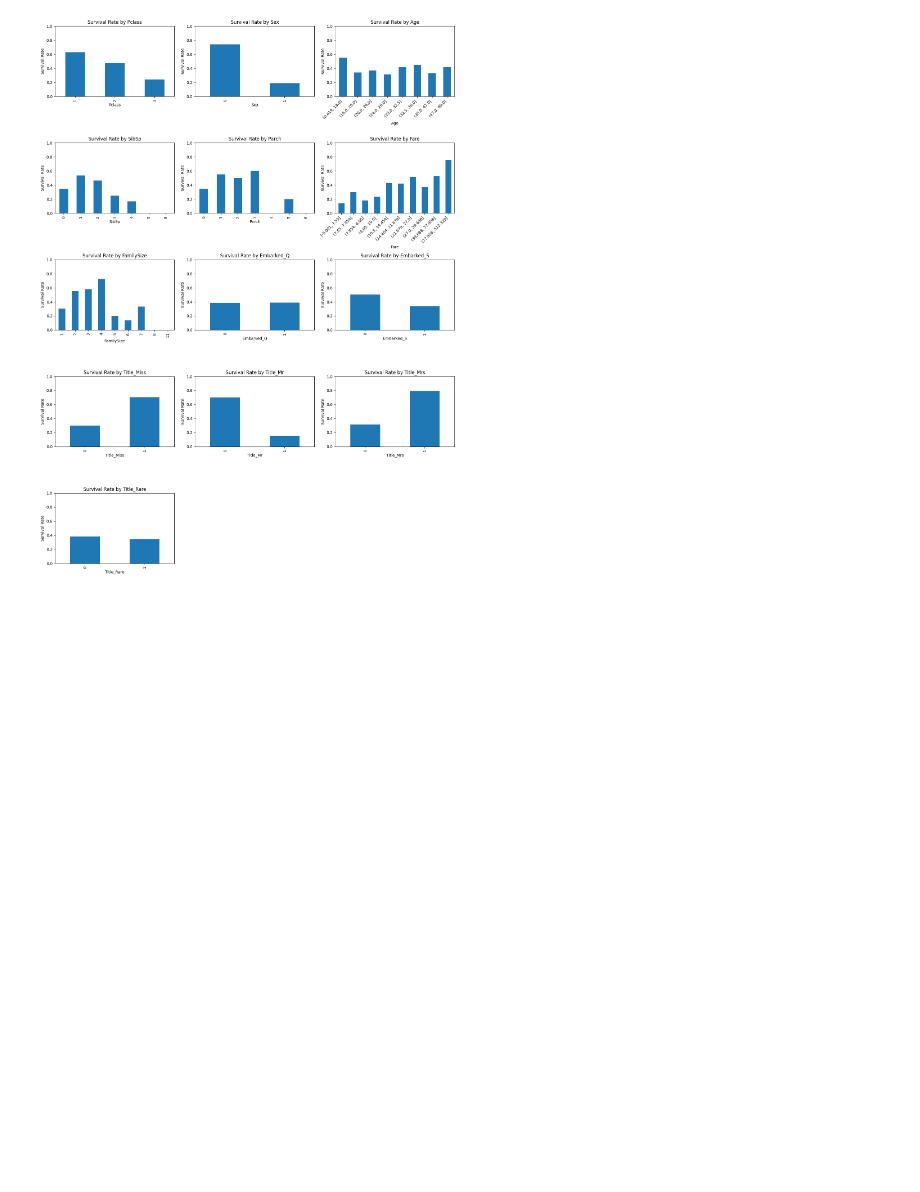
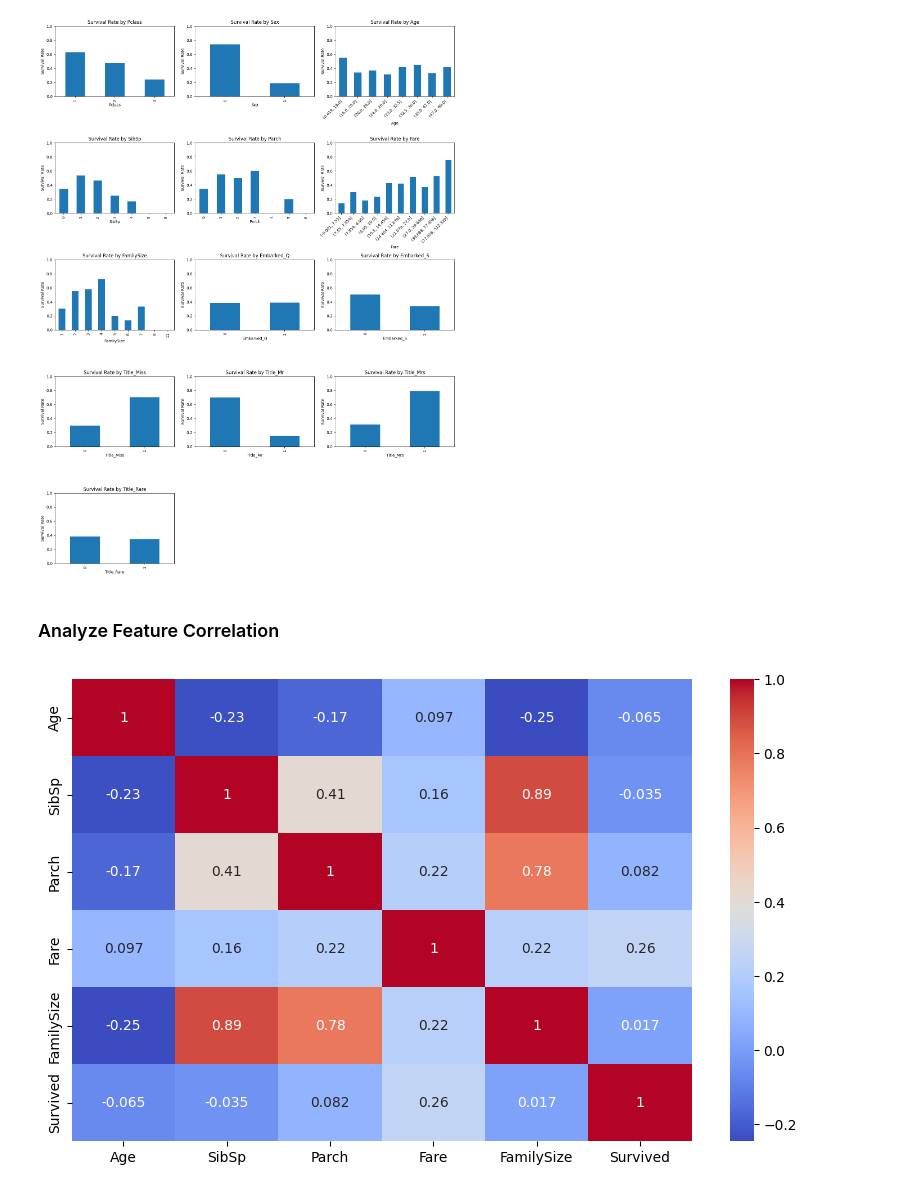
Before and after one commit to dan2017558/Kaggle-Titanic-Competition, a Jupyter notebook: notebooks/EDA.ipynb, the cells around one changed output. Saved outputs shown, nothing was run; the diff lists cells and outputs as text; code cells hidden in the pictures; blank space fills up the shorter version.

Commit message:
chore(eda): add correlation heatmap for numeric features

```diff
--- a/notebooks/EDA.ipynb
+++ b/notebooks/EDA.ipynb
@@ -145,3 +146,12 @@ plt.tight_layout()
 plt.show()
 # %% [output]
 [figure]
+# %% [markdown]
+### Analyze Feature Correlation
+# %%
+# Correlation heatmap for numeric features
+plt.figure(figsize=(10,6))
+sns.heatmap(train_df[["Age", "SibSp", "Parch", "Fare", "FamilySize", "Survived"]].corr(), annot=True, cmap="coolwarm")
+plt.show()
+# %% [output]
+[figure, added]
```
Also changed, not shown: parts of 2 cells of this notebook.
